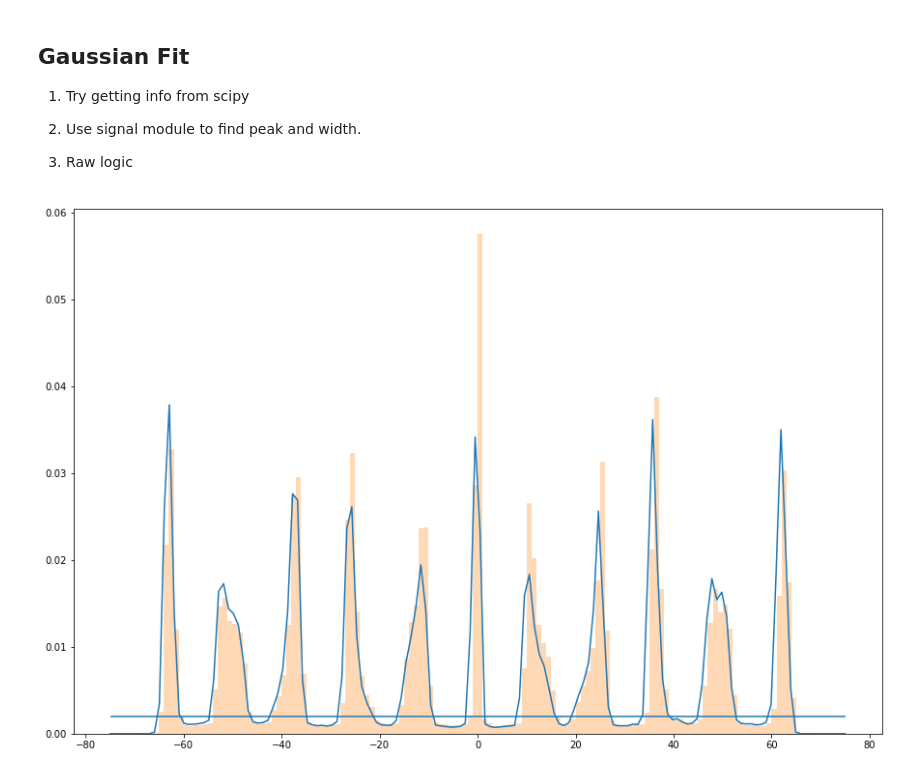
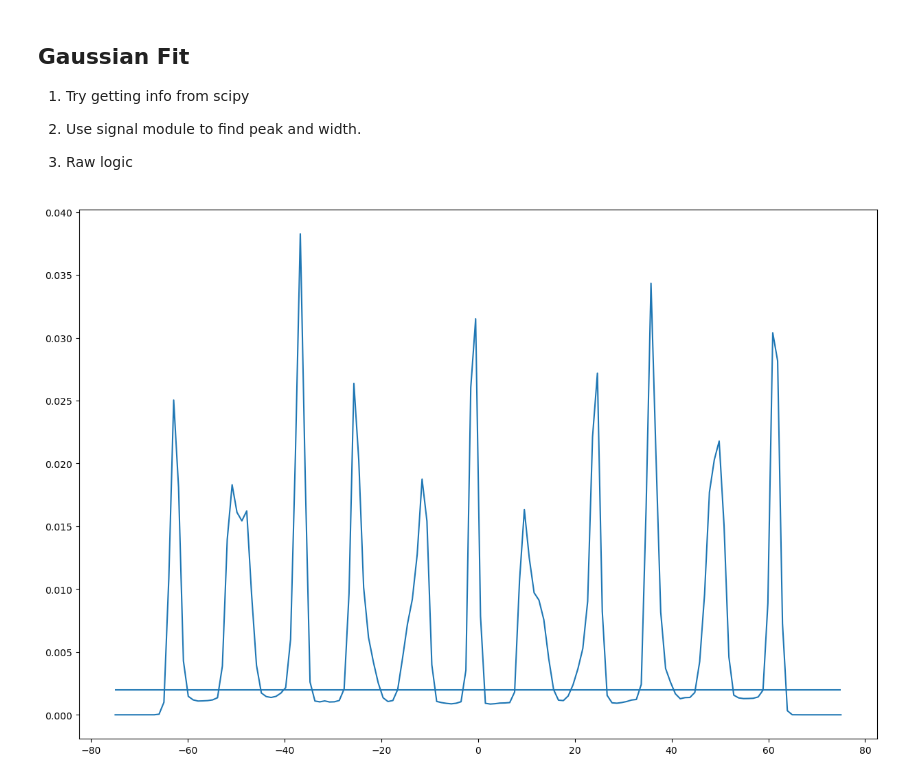
Before and after one commit to shanto268/CrateAnalysis, a Jupyter notebook: TDC_Study.ipynb, the cells around one changed output. Drawn from its saved outputs; the diff is of its cells as text; code cells hidden in the pictures.

Commit message:
updated histogram axes for sum plots

```diff
--- a/TDC_Study.ipynb
+++ b/TDC_Study.ipynb
@@ -383,15 +388,17 @@ plt.show()
 # %%
 from scipy.stats import gaussian_kde
 
-plt.rcParams['figure.figsize'] = (15, 10)
+mdfo_calib.reload()
+mdfo_calib.keep4by4Events()
 
-data = mdfo_calib.get("diffL1")
+data = mdfo_calib.get("diffL2")
 bandwidth = 0.009
+
 density1 = gaussian_kde(data, bw_method=bandwidth)
 xs = np.linspace(-75,75,150)
 plt.plot(xs,density1(xs))
-plt.hist(data,density=True,alpha=0.3,range=(-75,75),bins=150)
+#plt.hist(data,density=True,alpha=0.3,range=(-75,75),bins=150)
 plt.hlines(0.002,xs[0],xs[-1])
 plt.show()
 # %% [output]
-[figure, old version]
+[figure, new version]
```
Also changed, not shown: parts of 7 cells of this notebook, 6 other files.
